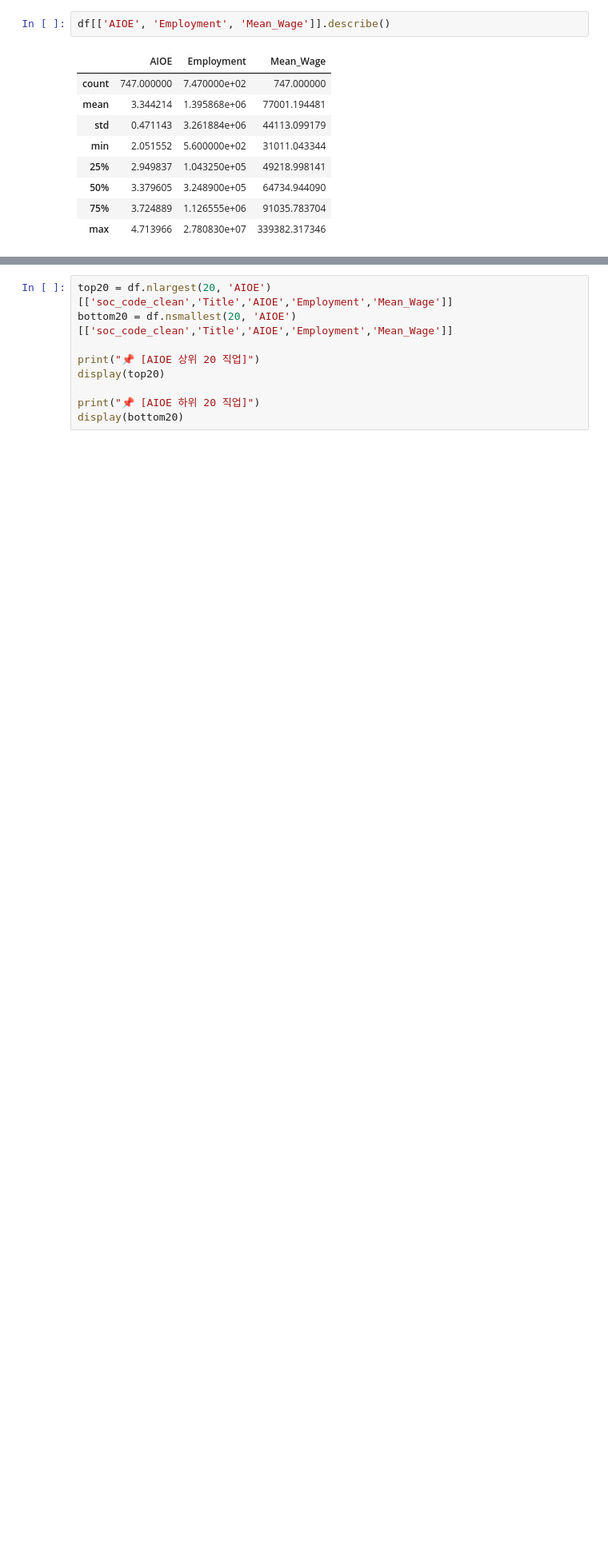
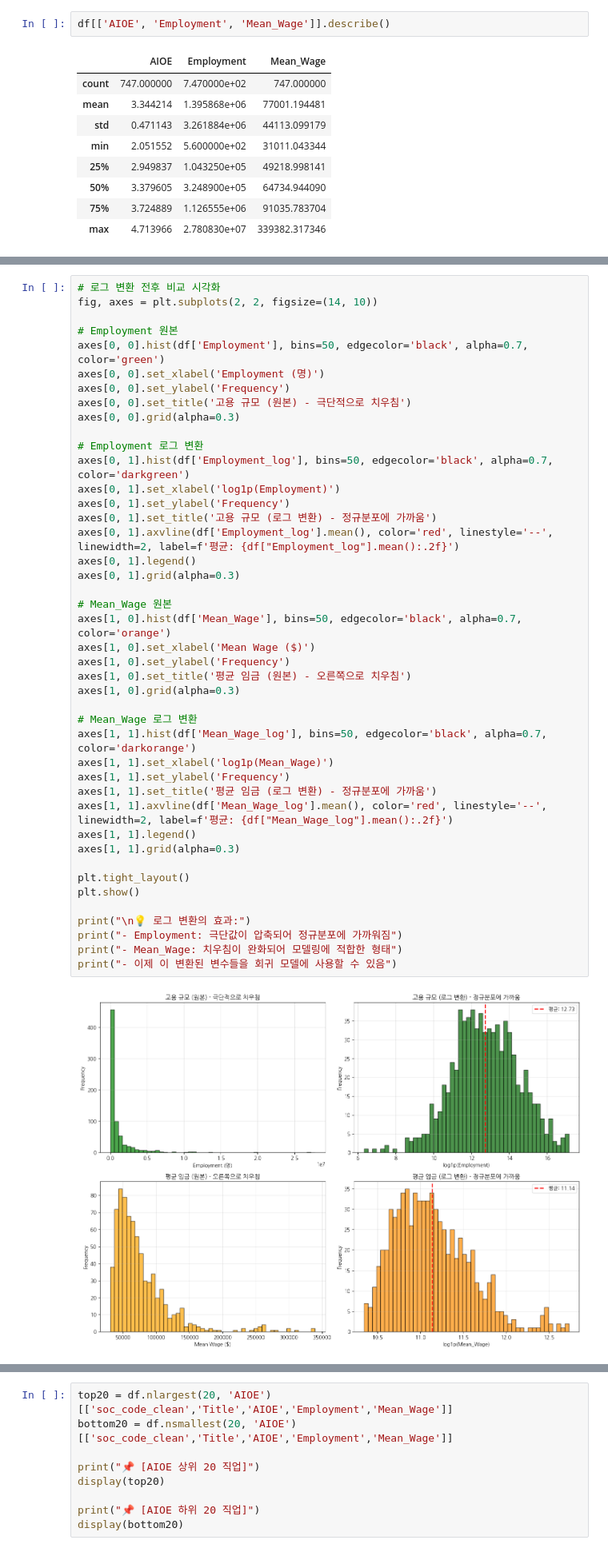
Before and after one commit to oel05/aioe-analysis, a Jupyter notebook: notebooks/02_AIOE_EDA.ipynb, the cells around one changed output, grey strips where cells are left out. Shown at 80% size. Cells and saved outputs as stored; diff of their text form; blank space fills up the shorter version.

```diff
--- a/notebooks/02_AIOE_EDA.ipynb
+++ b/notebooks/02_AIOE_EDA.ipynb
@@ -293,0 +297,45 @@ log1p(Employment): 4.6, 6.9, 9.2, 11.5
+# %%
+# 로그 변환 전후 비교 시각화
+fig, axes = plt.subplots(2, 2, figsize=(14, 10))
+
+# Employment 원본
+axes[0, 0].hist(df['Employment'], bins=50, edgecolor='black', alpha=0.7, color='green')
+axes[0, 0].set_xlabel('Employment (명)')
+axes[0, 0].set_ylabel('Frequency')
+axes[0, 0].set_title('고용 규모 (원본) - 극단적으로 치우침')
+axes[0, 0].grid(alpha=0.3)
+
+# Employment 로그 변환
+axes[0, 1].hist(df['Employment_log'], bins=50, edgecolor='black', alpha=0.7, color='darkgreen')
+axes[0, 1].set_xlabel('log1p(Employment)')
+axes[0, 1].set_ylabel('Frequency')
+axes[0, 1].set_title('고용 규모 (로그 변환) - 정규분포에 가까움')
+axes[0, 1].axvline(df['Employment_log'].mean(), color='red', linestyle='--', linewidth=2, label=f'평균: {df["Employment_log"].mean():.2f}')
+axes[0, 1].legend()
+axes[0, 1].grid(alpha=0.3)
+
+# Mean_Wage 원본
+axes[1, 0].hist(df['Mean_Wage'], bins=50, edgecolor='black', alpha=0.7, color='orange')
+axes[1, 0].set_xlabel('Mean Wage ($)')
+axes[1, 0].set_ylabel('Frequency')
+axes[1, 0].set_title('평균 임금 (원본) - 오른쪽으로 치우침')
+axes[1, 0].grid(alpha=0.3)
+
+# Mean_Wage 로그 변환
+axes[1, 1].hist(df['Mean_Wage_log'], bins=50, edgecolor='black', alpha=0.7, color='darkorange')
+axes[1, 1].set_xlabel('log1p(Mean_Wage)')
+axes[1, 1].set_ylabel('Frequency')
+axes[1, 1].set_title('평균 임금 (로그 변환) - 정규분포에 가까움')
+axes[1, 1].axvline(df['Mean_Wage_log'].mean(), color='red', linestyle='--', linewidth=2, label=f'평균: {df["Mean_Wage_log"].mean():.2f}')
+axes[1, 1].legend()
+axes[1, 1].grid(alpha=0.3)
+
+plt.tight_layout()
+plt.show()
+
+print("\n💡 로그 변환의 효과:")
+print("- Employment: 극단값이 압축되어 정규분포에 가까워짐")
+print("- Mean_Wage: 치우침이 완화되어 모델링에 적합한 형태")
+print("- 이제 이 변환된 변수들을 회귀 모델에 사용할 수 있음")
+# %% [output]
+[figure, added]
```
Also changed, not shown: parts of 17 cells of this notebook, 9 other files.
